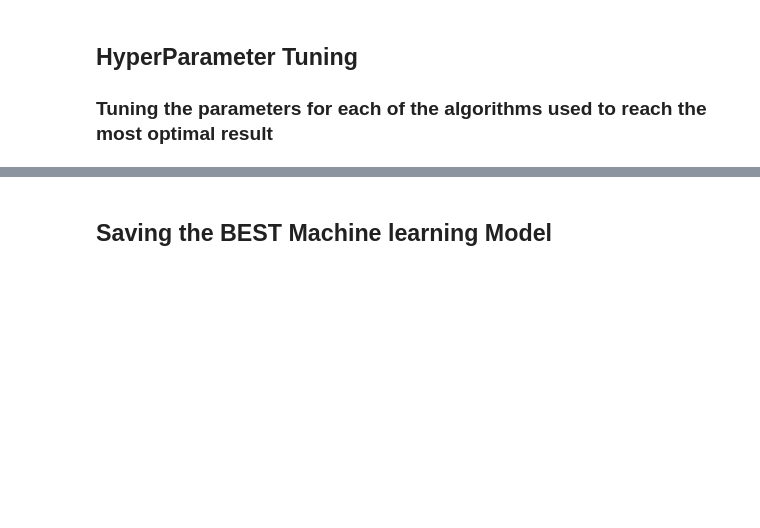
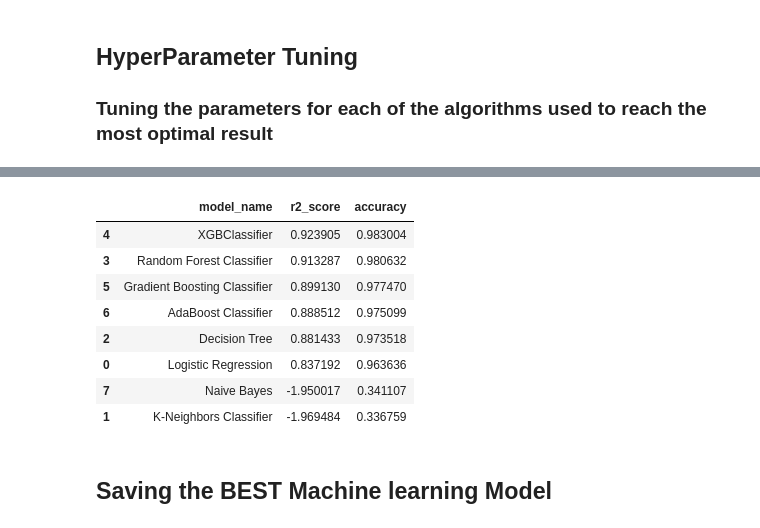
Before and after one commit to abhirick23/Final_Year_Project, a Jupyter notebook: notebooks_dataset/main.ipynb, the cells around one changed output, grey strips where cells are left out. Cells and saved outputs as stored; diff of their text form; code cells hidden in the pictures; blank space fills up the shorter version.

```diff
--- a/notebooks_dataset/main.ipynb
+++ b/notebooks_dataset/main.ipynb
@@ -336,7 +339,7 @@ params={
                 # 'iterations': [30, 50, 100],
             },
             "AdaBoost Classifier":{
-                'learning_rate':[.1,.01,0.5,.001],
+                # 'learning_rate':[.1,.01,0.5,.001],
                 # 'loss':['linear','square','exponential'],
                 'n_estimators': [8,16,32,64,128,256]
             },
@@ -380,3 +409,21 @@ result = evaluate_params(X_train,y_train,X_test,y_test,new_models,params)
+# %%
+results = []
+for model, scores in result.items():
+    results.append((model, scores[0], scores[1]))
+
+table_tuned = pd.DataFrame(results, columns=['model_name', 'r2_score', 'accuracy']).sort_values(by=["r2_score"],ascending=False)
+# %%
+table_tuned
+# %% [output]
+|  | model_name | r2_score | accuracy |
+| 4 | XGBClassifier | 0.923905 | 0.983004 |
+| 3 | Random Forest Classifier | 0.913287 | 0.980632 |
+| 5 | Gradient Boosting Classifier | 0.899130 | 0.977470 |
+| 6 | AdaBoost Classifier | 0.888512 | 0.975099 |
+| 2 | Decision Tree | 0.881433 | 0.973518 |
+| 0 | Logistic Regression | 0.837192 | 0.963636 |
+| 7 | Naive Bayes | -1.950017 | 0.341107 |
+| 1 | K-Neighbors Classifier | -1.969484 | 0.336759 |
 # %% [markdown]
 ## Saving the BEST Machine learning Model
 # %%
```
Also changed, not shown: parts of 11 cells of this notebook, 2 other files.
